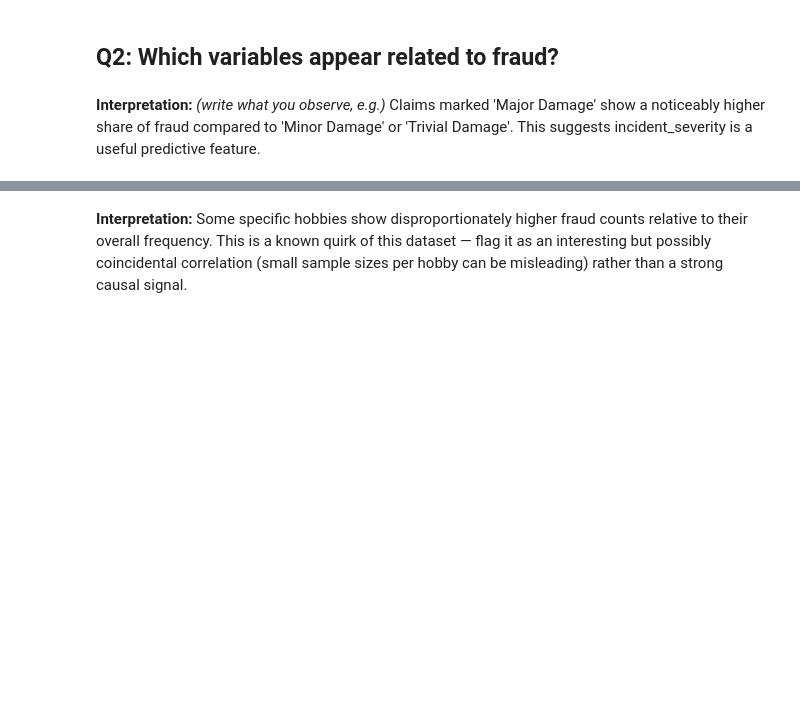
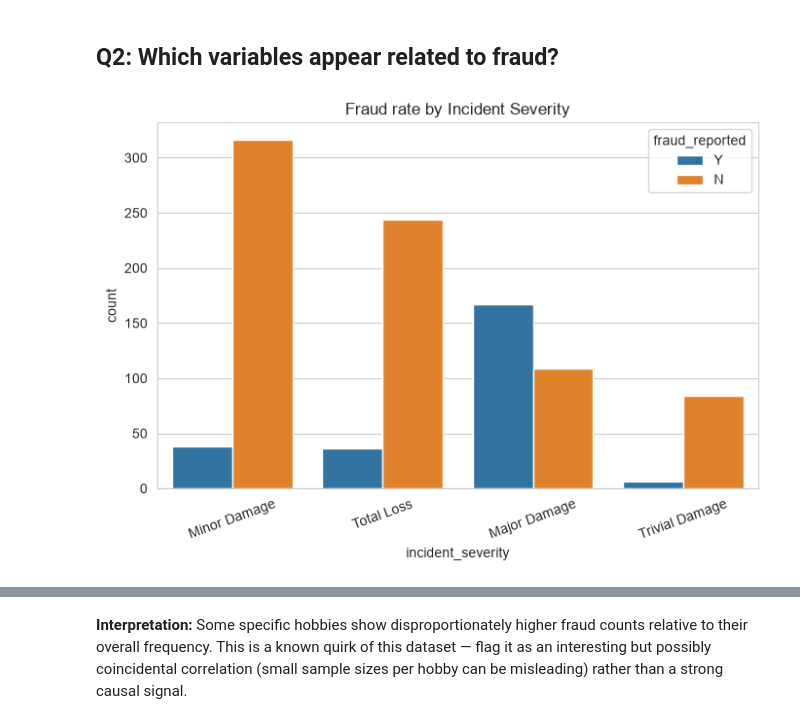
Before and after one commit to deedpak/insurance-claim-risk, a Jupyter notebook: notebooks/02_eda.ipynb, the cells around one changed output, grey strips where cells are left out. Drawn from its saved outputs; the diff is of its cells as text; code cells hidden in the pictures; blank space fills up the shorter version.

```diff
--- a/notebooks/02_eda.ipynb
+++ b/notebooks/02_eda.ipynb
@@ -11,6 +41,11 @@ fraud_rate = df['fraud_flag'].mean() * 100print(f"Fraudulent claims: {fraud_rate
 # %% [markdown]
 ## Q2: Which variables appear related to fraud?
 # %%
-plt.figure(figsize=(7,5))sns.countplot(data=df, x='incident_severity', hue='fraud_reported', order=df['incident_severity'].value_counts().index)plt.title('Fraud rate by Incident Severity')plt.xticks(rotation=20)plt.tight_layout()plt.show()
+plt.figure(figsize=(7,5))
+sns.countplot(data=df, x='incident_severity', hue='fraud_reported', order=df['incident_severity'].value_counts().index)
+plt.title('Fraud rate by Incident Severity')
+plt.xticks(rotation=20)
+plt.tight_layout()
+plt.show()
+# %% [output]
+[figure, added]
-# %% [markdown]
-**Interpretation:** *(write what you observe, e.g.)* Claims marked 'Major Damage' show a noticeably higher share of fraud compared to 'Minor Damage' or 'Trivial Damage'. This suggests incident_severity is a useful predictive feature.
```
Also changed, not shown: parts of 16 cells of this notebook, 1 other file.
